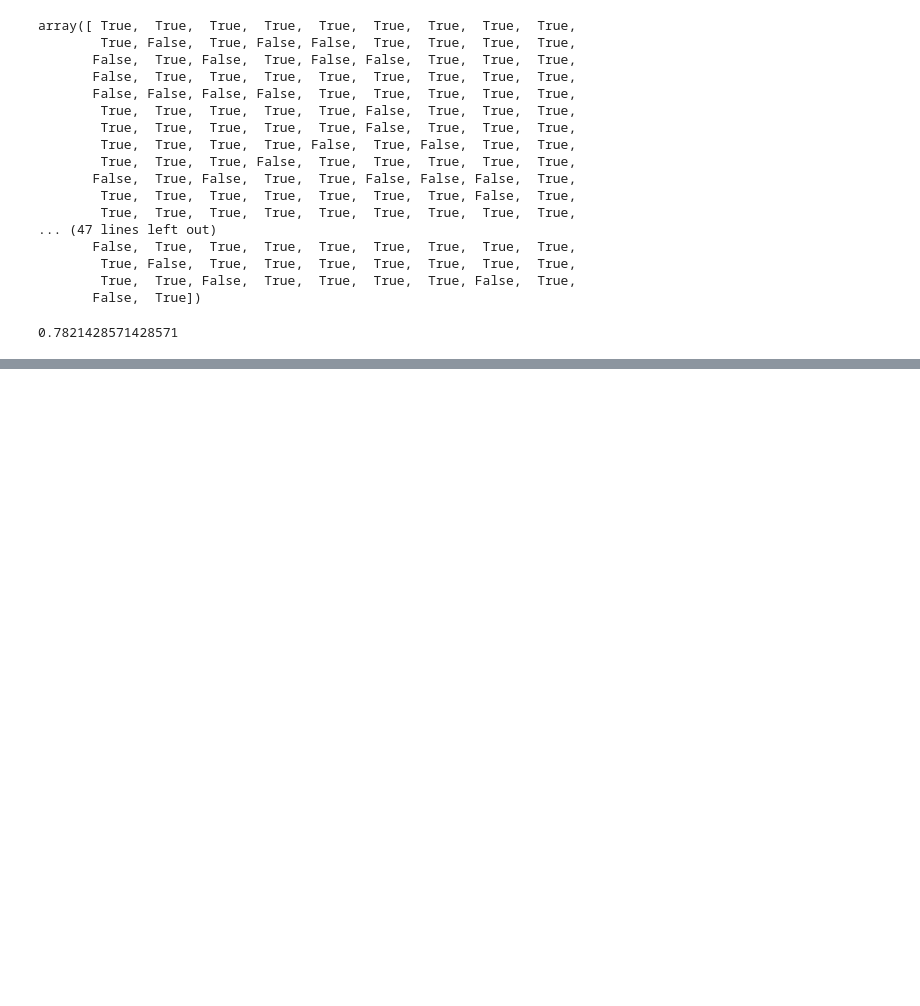
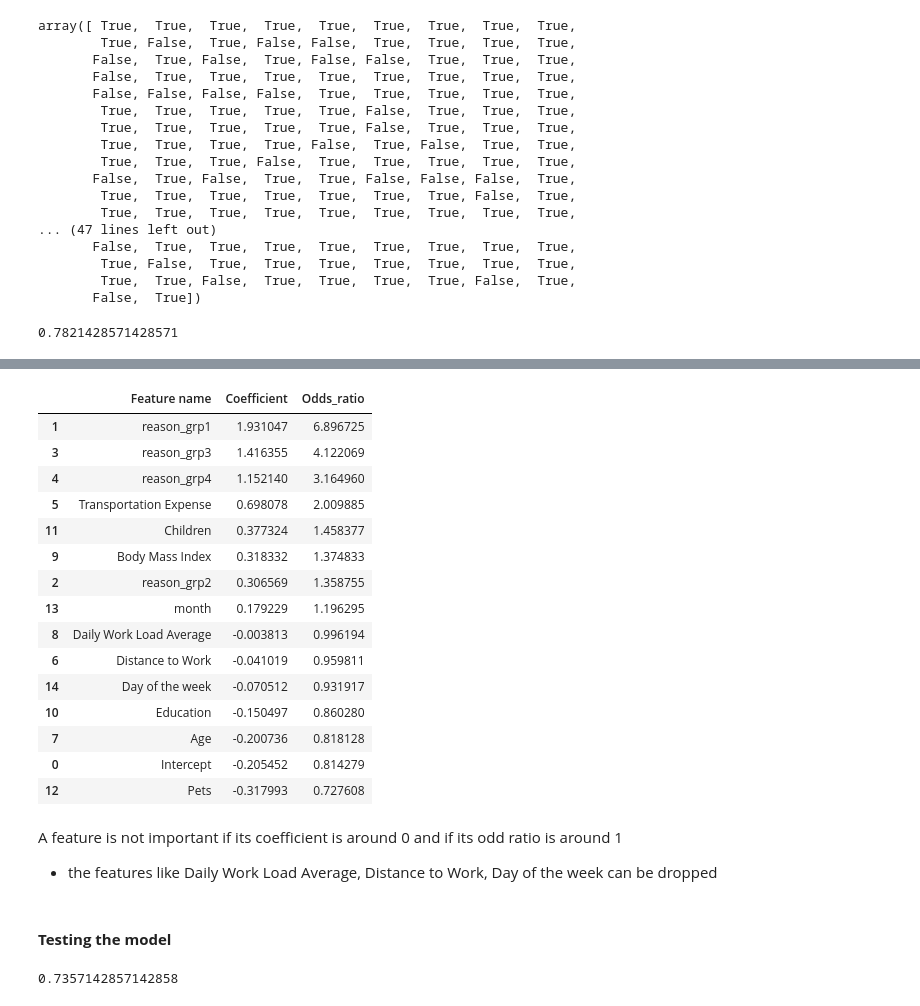
Before and after one commit to mohithsaran/Project-using-Python-SQL-Tableau, a Jupyter notebook: MachineLearning.ipynb, the cells around one changed output, grey strips where cells are left out. Saved outputs shown, nothing was run; the diff lists cells and outputs as text; code cells hidden in the pictures; blank space fills up the shorter version.

Commit message:
Testing the model

```diff
--- a/MachineLearning.ipynb
+++ b/MachineLearning.ipynb
@@ -209,0 +300,25 @@ np.sum(model_op==ytrain)/model_op.shape[0]
+# %%
+#sort_values
+summary_table.sort_values('Odds_ratio', ascending=False)
+#most important to least important
+# %% [output]
+|  | Feature name | Coefficient | Odds_ratio |
+| 1 | reason_grp1 | 1.931047 | 6.896725 |
+| 3 | reason_grp3 | 1.416355 | 4.122069 |
+| 4 | reason_grp4 | 1.152140 | 3.164960 |
+| 5 | Transportation Expense | 0.698078 | 2.009885 |
+| 11 | Children | 0.377324 | 1.458377 |
+| 9 | Body Mass Index | 0.318332 | 1.374833 |
+| 2 | reason_grp2 | 0.306569 | 1.358755 |
+| 13 | month | 0.179229 | 1.196295 |
+| 8 | Daily Work Load Average | -0.003813 | 0.996194 |
+| 6 | Distance to Work | -0.041019 | 0.959811 |
+| 14 | Day of the week | -0.070512 | 0.931917 |
+| 10 | Education | -0.150497 | 0.860280 |
+| 7 | Age | -0.200736 | 0.818128 |
+| 0 | Intercept | -0.205452 | 0.814279 |
+| 12 | Pets | -0.317993 | 0.727608 |
+# %% [markdown]
+A feature is not important if its coefficient is around 0 and if its odd ratio is around 1
+
+- the features like Daily Work Load Average, Distance to Work, Day of the week can be dropped
@@ -209,0 +328,6 @@ np.sum(model_op==ytrain)/model_op.shape[0]
+# %% [markdown]
+#### **Testing the model**
+# %%
+reg.score(xtest,ytest)
+# %% [output]
+0.7357142857142858
```
Also changed, not shown: parts of 16 cells of this notebook.
